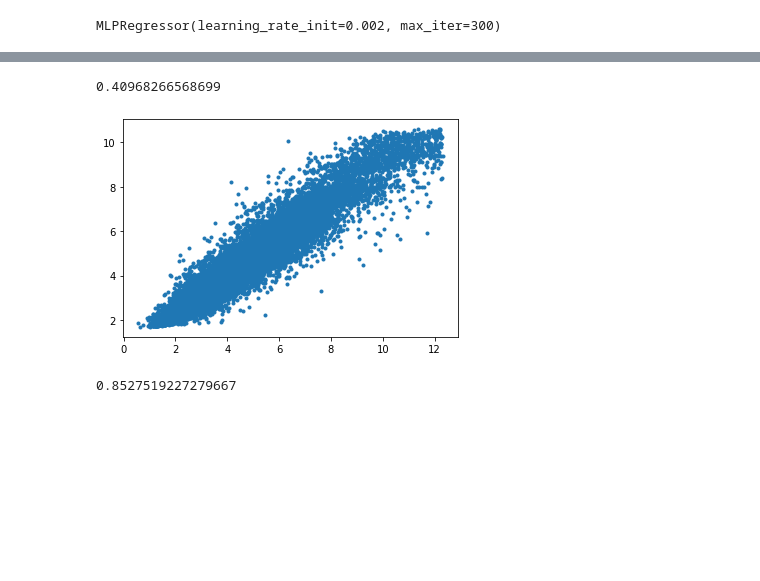
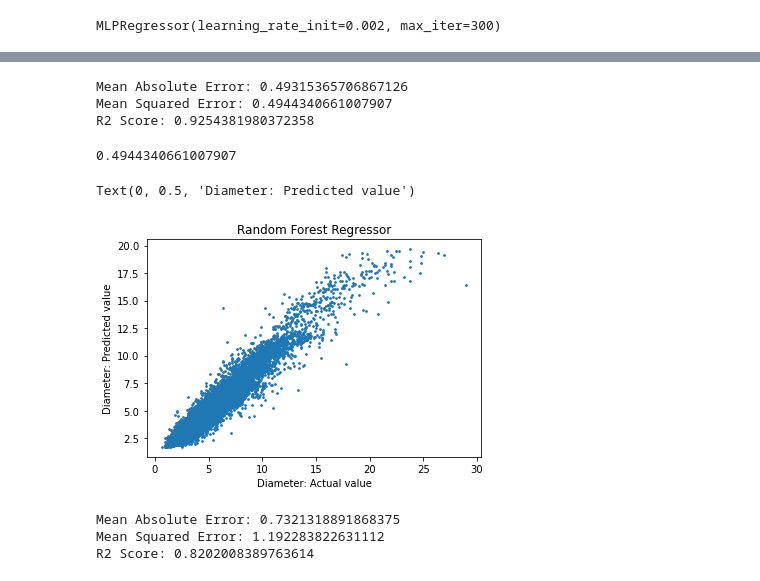
Before and after one commit to rianadutta/asteroid_diameter_calculator, a Jupyter notebook: data_processing_and_modelling.ipynb, the cells around one changed output, grey strips where cells are left out. Drawn from its saved outputs; the diff is of its cells as text; code cells hidden in the pictures; blank space fills up the shorter version.

Commit message:
graphs and comments

```diff
--- a/data_processing_and_modelling.ipynb
+++ b/data_processing_and_modelling.ipynb
@@ -80,9 +70,0 @@ print(np.array(Y_test)[:10])
-# %%
-from sklearn.ensemble import RandomForestRegressor
-
-rf_reg = RandomForestRegressor(n_estimators=400, max_features=5, max_depth=6)
-rf_reg.fit(X_train, Y_train)
-pred = rf_reg.predict(X_test)
-
-print('Training Accuracy : ' , rf_reg.score(X_train, Y_train))
-print('Test Accuracy : ' , rf_reg.score(X_test, Y_test))
@@ -107,17 +82,35 @@ print(Y_test.shape)
+# %%
+# fit random forest regressor to training data
+model = RandomForestRegressor(n_estimators=400, max_features=5, max_depth=6)
+model.fit(X_train, Y_train)
+pred = model.predict(X_test)
+# %%
+# Accuracy metrics on test data
+mae = metrics.mean_absolute_error(Y_test, pred)
+mse = metrics.mean_squared_error(Y_test, pred)
+rsq = metrics.r2_score(Y_test, pred)
+print("Mean Absolute Error:", mae)
+print("Mean Squared Error:", mse)
+print("R2 Score:", rsq)
+# %% [output]
+Mean Absolute Error: 0.49315365706867126
+Mean Squared Error: 0.4944340661007907
+R2 Score: 0.9254381980372358
 # %%
+# plot actual values against expected values
 x = np.array(Y_test)
 y = np.array(pred)
 print(metrics.mean_squared_error(x, y))
-plt.plot(x, y,linestyle='',marker='.')
-
-plt.show()
+plt.scatter(x, y, s=3)
+plt.title("Random Forest Regressor")
+plt.xlabel("Diameter: Actual value")
+plt.ylabel("Diameter: Predicted value")
 # %% [output]
-0.40968266568699
+0.4944340661007907
+Text(0, 0.5, 'Diameter: Predicted value')
-[figure, old version]
+[figure, new version]
 # %%
-from sklearn.linear_model import LinearRegression
-from sklearn.metrics import r2_score
-
+# Linear regression model
 lr=LinearRegression()
 
 # training
@@ -125,9 +118,15 @@ lr.fit(X_train,Y_train)
 
 # predicting
 Y_prediction_lr=lr.predict(X_test)
-
-# scoring
-score_lr=r2_score(Y_test,Y_prediction_lr)
-score_lr
-# %% [output]
-0.8527519227279667
+# %%
+# Accuracy metrics on test data
+mae = metrics.mean_absolute_error(Y_test, Y_prediction_lr)
+mse = metrics.mean_squared_error(Y_test, Y_prediction_lr)
+rsq = metrics.r2_score(Y_test, Y_prediction_lr)
+print("Mean Absolute Error:", mae)
+print("Mean Squared Error:", mse)
+print("R2 Score:", rsq)
+# %% [output]
+Mean Absolute Error: 0.7321318891868375
+Mean Squared Error: 1.192283822631112
+R2 Score: 0.8202008389763614
```
Also changed, not shown: parts of 14 cells of this notebook.
